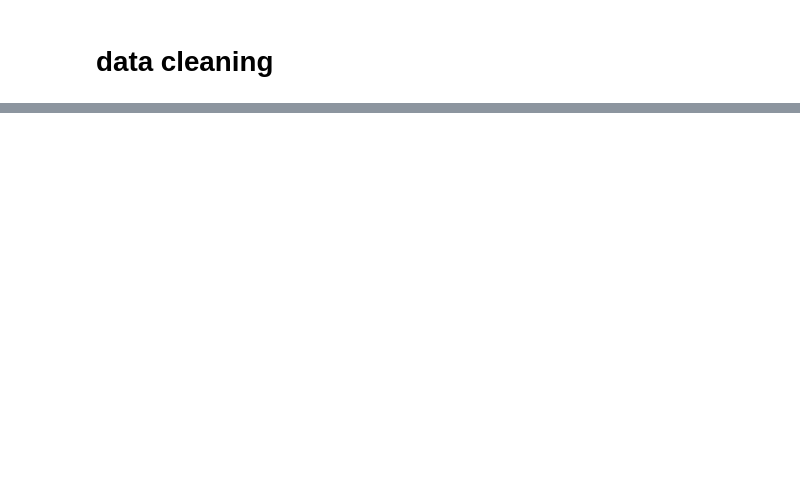
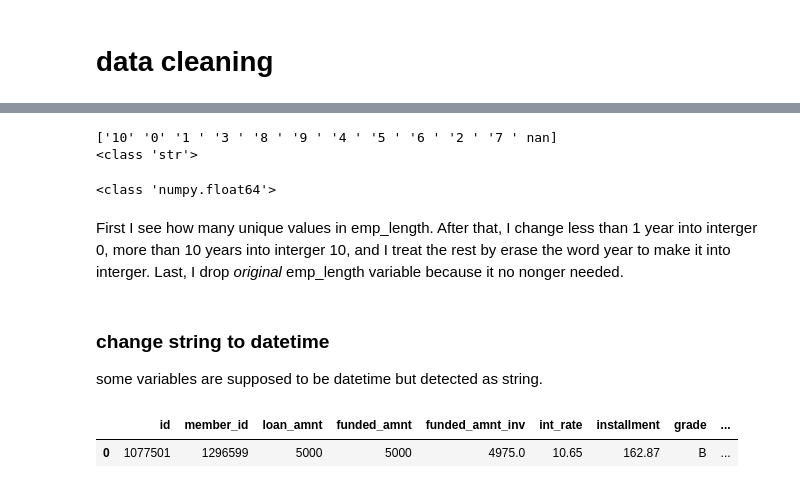
Before and after one commit to yandiher/financial_analysis, a Jupyter notebook: credit_risk_analysis.ipynb, the cells around one changed output, grey strips where cells are left out. Drawn from its saved outputs; the diff is of its cells as text; code cells hidden in the pictures; blank space fills up the shorter version.

Commit message:
modify credit risk analysis

```diff
--- a/credit_risk_analysis.ipynb
+++ b/credit_risk_analysis.ipynb
@@ -65,0 +91,34 @@ dtype: int64
+# %%
+df['emp_length_int'] = df['emp_length'].str.replace('\+ years', '')
+df['emp_length_int'] = df['emp_length_int'].str.replace('< 1 year', str(0))
+df['emp_length_int'] = df['emp_length_int'].str.replace('years', '')
+df['emp_length_int'] = df['emp_length_int'].str.replace('year', '')
+# %%
+print(df['emp_length_int'].unique())
+print(type(df['emp_length_int'][0]))
+# %% [output]
+['10' '0' '1 ' '3 ' '8 ' '9 ' '4 ' '5 ' '6 ' '2 ' '7 ' nan]
+<class 'str'>
+# %%
+df['emp_length_int'] = pd.to_numeric(df['emp_length_int'])
+print(type(df['emp_length_int'][0]))
+df = df.drop(['emp_length'], axis=1)
+# %% [output]
+<class 'numpy.float64'>
+# %% [markdown]
+First I see how many unique values in emp_length. After that, I change less than 1 year into interger 0, more than 10 years into interger 10, and I treat the rest by erase the word year to make it into interger. Last, I drop _original_ emp_length variable because it no nonger needed.
+# %% [markdown]
+### change string to datetime
+some variables are supposed to be datetime but detected as string.
+# %%
+df['issue_date'] = pd.to_datetime(df['issue_d'], format='%b-%y')
+df['earliest_cr_line_date'] = pd.to_datetime(df['earliest_cr_line'], format='%b-%y')
+df['last_payment_date'] = pd.to_datetime(df['last_pymnt_d'], format='%b-%y')
+df['last_credit_pull_date'] = pd.to_datetime(df['last_credit_pull_d'], format='%b-%y')
+# %%
+df = df.drop(['issue_d', 'earliest_cr_line', 'last_pymnt_d', 'last_credit_pull_d'], axis=1)
+# %%
+df.head(1)
+# %% [output]
+|  | id | member_id | loan_amnt | funded_amnt | funded_amnt_inv | int_rate | installment | grade | ... |
+| 0 | 1077501 | 1296599 | 5000 | 5000 | 4975.0 | 10.65 | 162.87 | B | ... |
```
Also changed, not shown: parts of 15 cells of this notebook, 2 other files.
